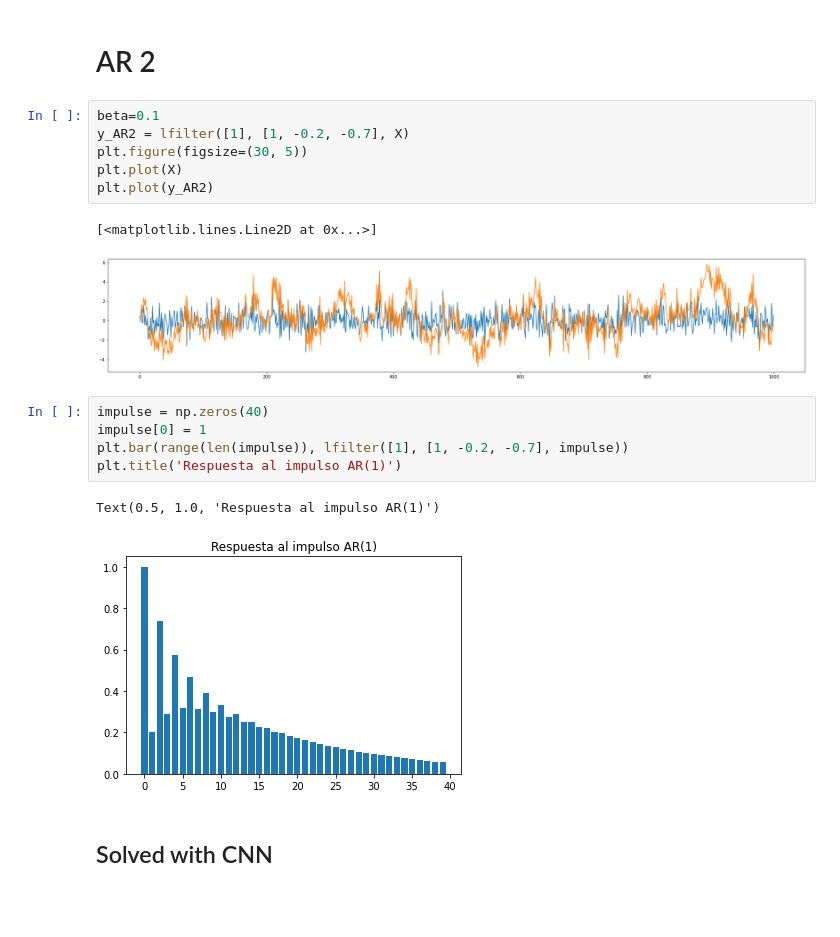
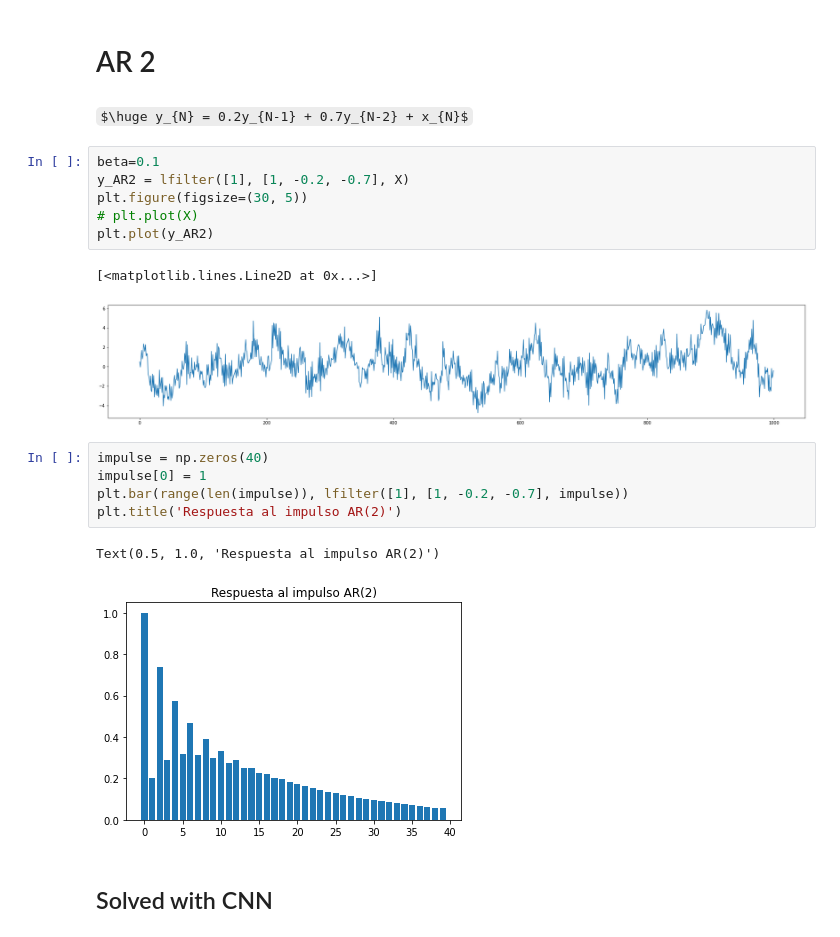
Before and after one commit to facu-s/12-RNN, a Jupyter notebook: 100_MA_AR_Example.ipynb, the cells around one changed output. Drawn from its saved outputs; the diff is of its cells as text; some formulas as TeX source; blank space fills up the shorter version.

```diff
--- a/100_MA_AR_Example.ipynb
+++ b/100_MA_AR_Example.ipynb
@@ -159,22 +177,24 @@ plt.plot(prediction_RNN_1, alpha=0.5)
 [figure]
 # %% [markdown]
 # AR 2
+# %% [markdown]
+$\huge y_{N} = 0.2y_{N-1} + 0.7y_{N-2} + x_{N}$
 # %%
 beta=0.1
 y_AR2 = lfilter([1], [1, -0.2, -0.7], X)
 plt.figure(figsize=(30, 5))
-plt.plot(X)
+# plt.plot(X)
 plt.plot(y_AR2)
 # %% [output]
 [<matplotlib.lines.Line2D at 0x...>]
-[figure, old version]
+[figure, new version]
 # %%
 impulse = np.zeros(40)
 impulse[0] = 1
 plt.bar(range(len(impulse)), lfilter([1], [1, -0.2, -0.7], impulse))
-plt.title('Respuesta al impulso AR(1)')
+plt.title('Respuesta al impulso AR(2)')
 # %% [output]
-Text(0.5, 1.0, 'Respuesta al impulso AR(1)')
+Text(0.5, 1.0, 'Respuesta al impulso AR(2)')
 [figure]
 # %% [markdown]
 ## Solved with CNN
```
Also changed, not shown: parts of 34 cells of this notebook, 1 other file.
